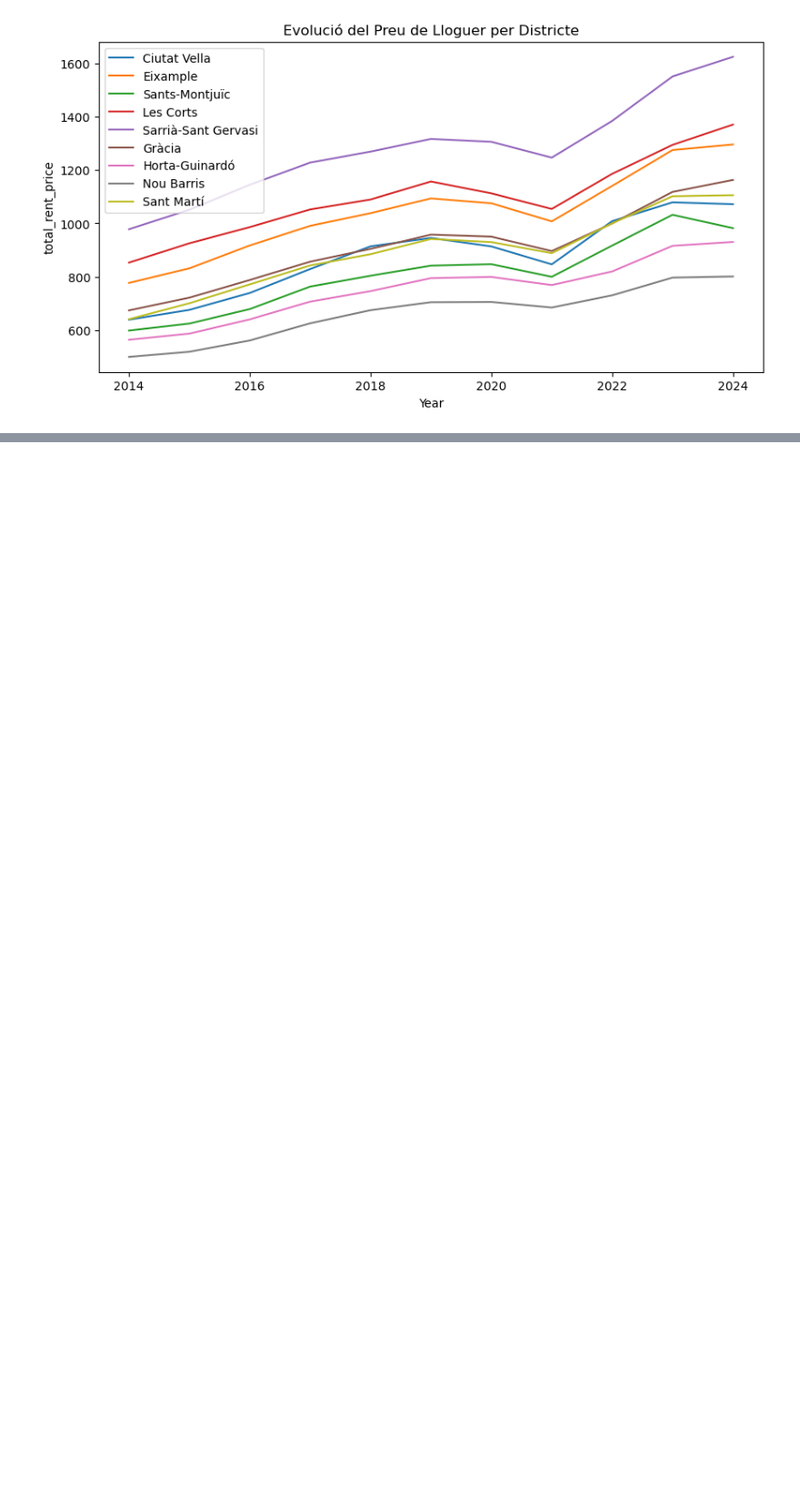
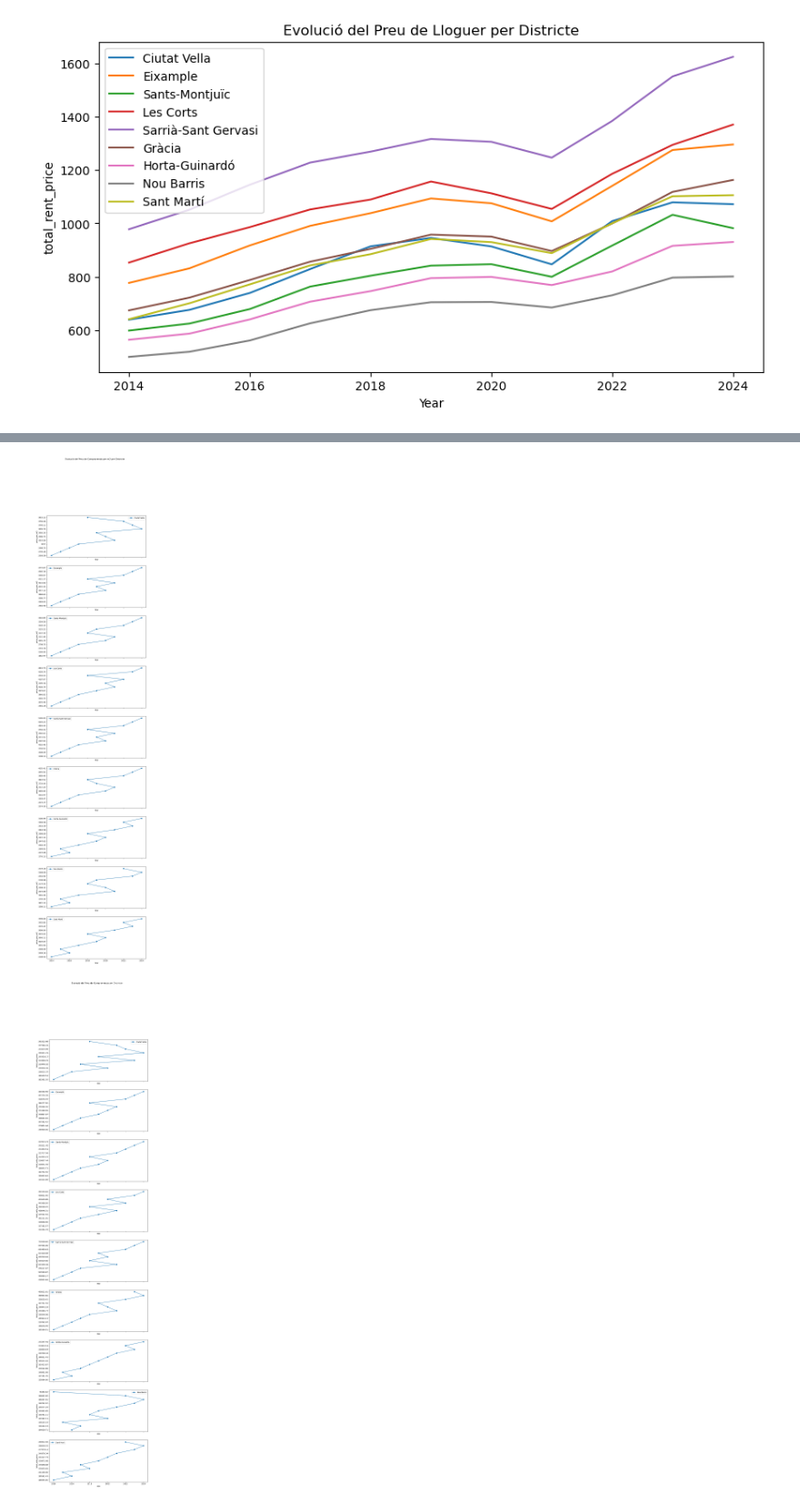
Before and after one commit to pdpau/catalan-realestate-price-prediction, a Jupyter notebook: src/model_opcio2_pisos_barcelona.ipynb, the cells around one changed output, grey strips where cells are left out. Shown at 91% size. Cells and saved outputs as stored; diff of their text form; code cells hidden in the pictures; blank space fills up the shorter version.

```diff
--- a/src/model_opcio2_pisos_barcelona.ipynb
+++ b/src/model_opcio2_pisos_barcelona.ipynb
@@ -120,0 +147,25 @@ plot_evolution_bar(compraventa_district_df, 'total_sale_price', 'Evolució del P
+# %%
+def plot_evolution_line_separate(df, price_column, title):
+    districts = df['Territori'].unique()
+    fig, axes = plt.subplots(len(districts), 1, figsize=(10, 5 * len(districts)), sharex=True)
+    fig.suptitle(title)
+    for ax, district in zip(axes, districts):
+        district_df = df[df['Territori'] == district].sort_values(by=price_column)
+        #print(f"Plotting for district: {district}")
+        #print(district_df[['year', price_column]])
+        ax.plot(district_df['year'], district_df[price_column], label=district, marker='o')
+        ax.set_ylabel(price_column)
+        ax.set_xlabel('Year')
+        ax.legend()
+    plt.xlabel('Year')
+    plt.show()
+
+
+compraventa_district_df = compraventa[compraventa['Tipus de territori'] == 'Districte']
+
+# Plot the data with fixed y-axis limits in separate subplots
+plot_evolution_line_separate(compraventa_district_df, 'price_per_m2', 'Evolució del Preu de Compravenda per m2 per Districte')
+plot_evolution_line_separate(compraventa_district_df, 'total_sale_price', 'Evolució del Preu de Compravenda per Districte')
+# %% [output]
+[figure, added]
+[figure, added]
```
Also changed, not shown: parts of 3 cells of this notebook, 1 other file.
